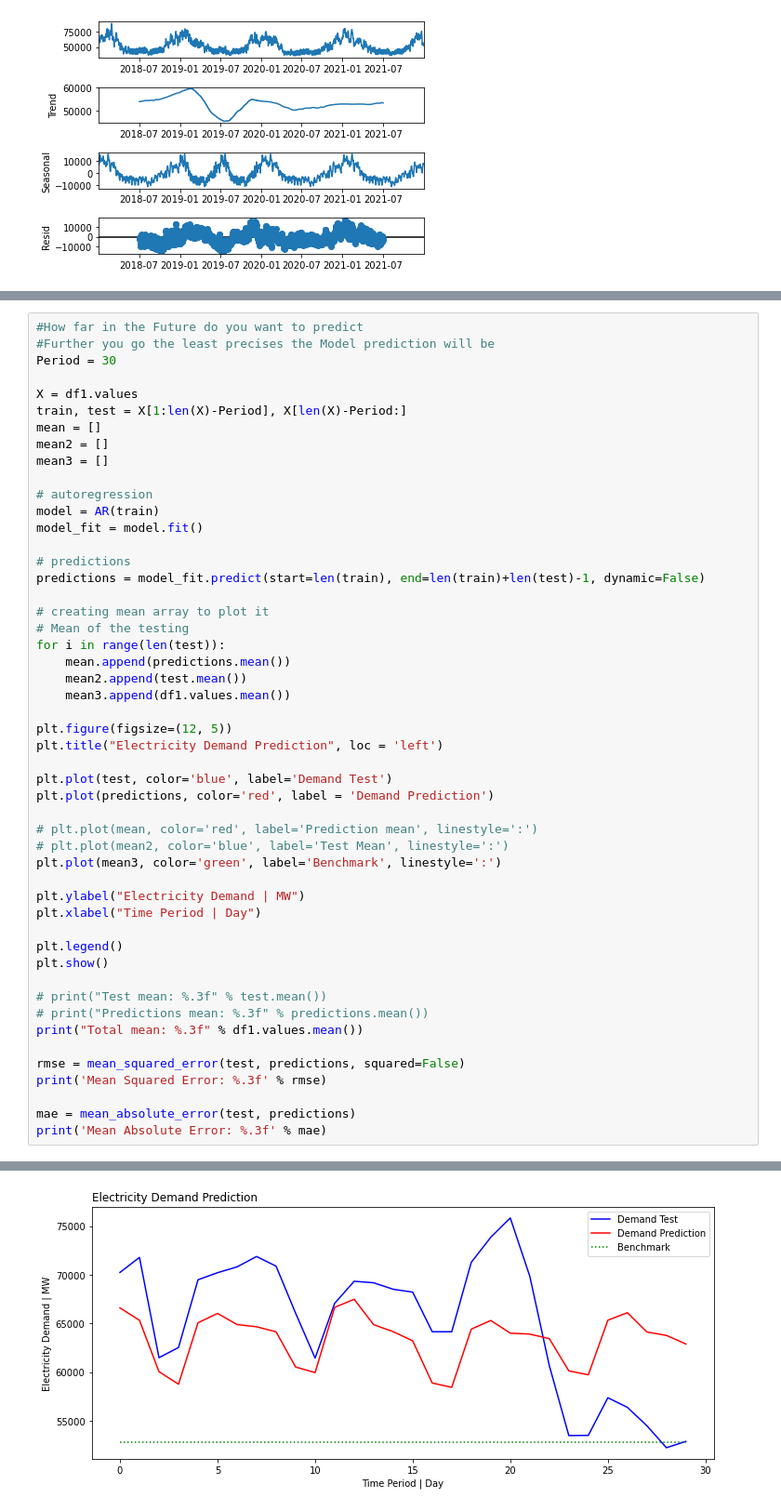
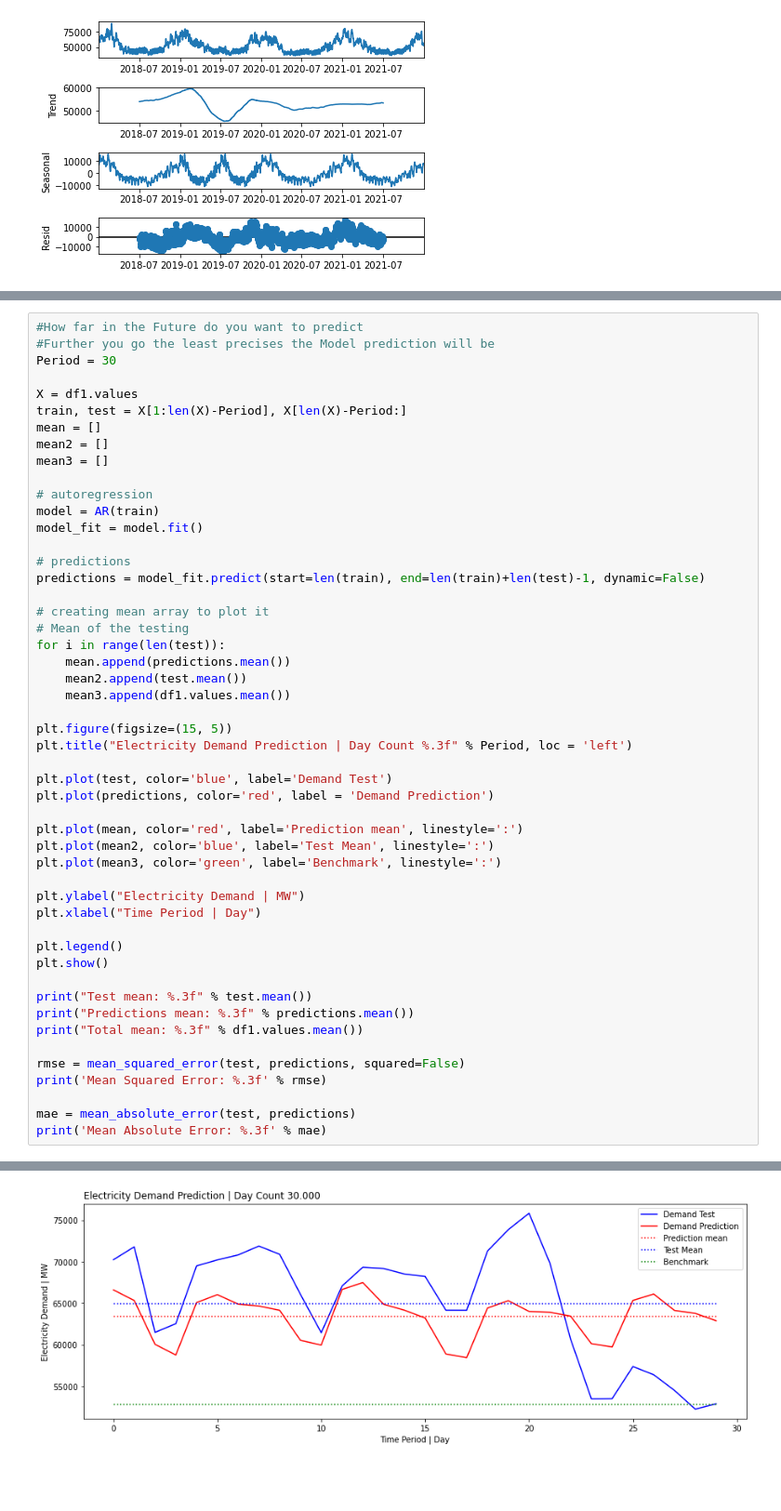
Before and after one commit to snowbalzz/Modeling, a Jupyter notebook: Modeling.ipynb, the cells around one changed output, grey strips where cells are left out. Shown: that part at 93% size. Cells and saved outputs as stored; diff of their text form; blank space fills up the shorter version.

```diff
--- a/Modeling.ipynb
+++ b/Modeling.ipynb
@@ -104,14 +90,14 @@ for i in range(len(test)):
     mean2.append(test.mean())
     mean3.append(df1.values.mean())
 
-plt.figure(figsize=(12, 5))
-plt.title("Electricity Demand Prediction", loc = 'left')
+plt.figure(figsize=(15, 5))
+plt.title("Electricity Demand Prediction | Day Count %.3f" % Period, loc = 'left')
 
 plt.plot(test, color='blue', label='Demand Test')
 plt.plot(predictions, color='red', label = 'Demand Prediction')
 
-# plt.plot(mean, color='red', label='Prediction mean', linestyle=':')
-# plt.plot(mean2, color='blue', label='Test Mean', linestyle=':')
+plt.plot(mean, color='red', label='Prediction mean', linestyle=':')
+plt.plot(mean2, color='blue', label='Test Mean', linestyle=':')
 plt.plot(mean3, color='green', label='Benchmark', linestyle=':')
 
 plt.ylabel("Electricity Demand | MW")
@@ -120,33 +106,33 @@ plt.xlabel("Time Period | Day")
 plt.legend()
 plt.show()
 
-# print("Test mean: %.3f" % test.mean())
-# print("Predictions mean: %.3f" % predictions.mean())
+print("Test mean: %.3f" % test.mean())
+print("Predictions mean: %.3f" % predictions.mean())
 print("Total mean: %.3f" % df1.values.mean())
 
 rmse = mean_squared_error(test, predictions, squared=False)
 print('Mean Squared Error: %.3f' % rmse)
 
 mae = mean_absolute_error(test, predictions)
 print('Mean Absolute Error: %.3f' % mae)
 # %% [output]
 statsmodels.tsa.AR has been deprecated in favor of statsmodels.tsa.AutoReg and
 statsmodels.tsa.SARIMAX.
 
 AutoReg adds the ability to specify exogenous variables, include time trends,
 and add seasonal dummies. The AutoReg API differs from AR since the model is
 treated as immutable, and so the entire specification including the lag
 length must be specified when creating the model. This change is too
 substantial to incorporate into the existing AR api. The function
 ar_select_order performs lag length selection for AutoReg models.
 
 AutoReg only estimates parameters using conditional MLE (OLS). Use SARIMAX to
 estimate ARX and related models using full MLE via the Kalman Filter.
 
 To silence this warning and continue using AR until it is removed, use:
 
 import warnings
 warnings.filterwarnings('ignore', 'statsmodels.tsa.ar_model.AR', FutureWarning)
 
   warnings.warn(AR_DEPRECATION_WARN, FutureWarning)
-[figure, old version]
+[figure, new version]
```
Also changed, not shown: parts of 6 cells of this notebook, 3 other files.
